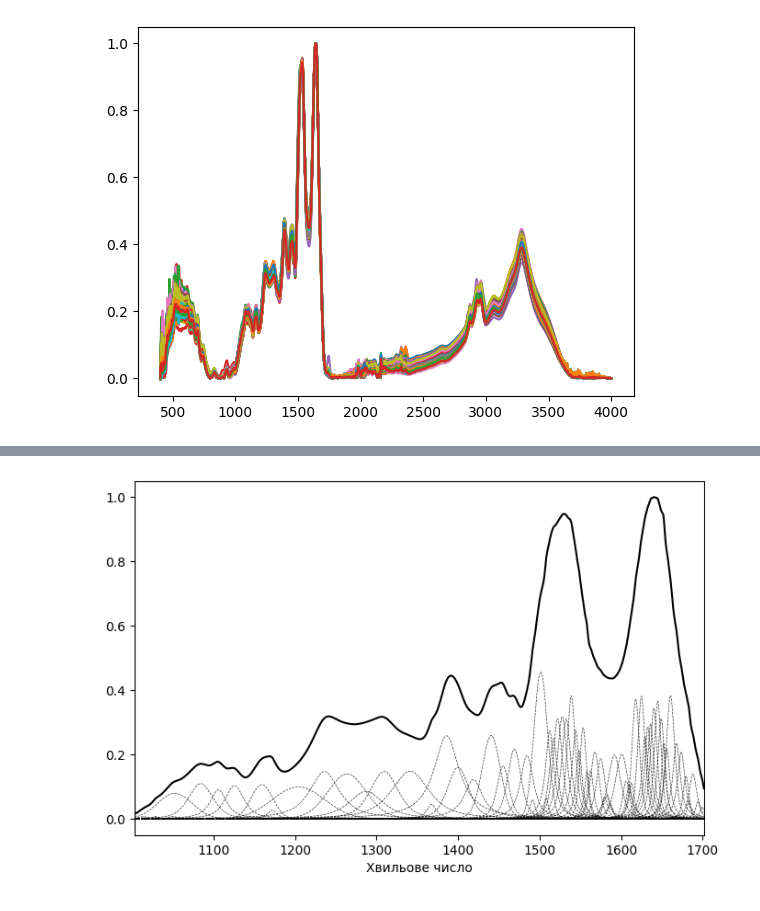
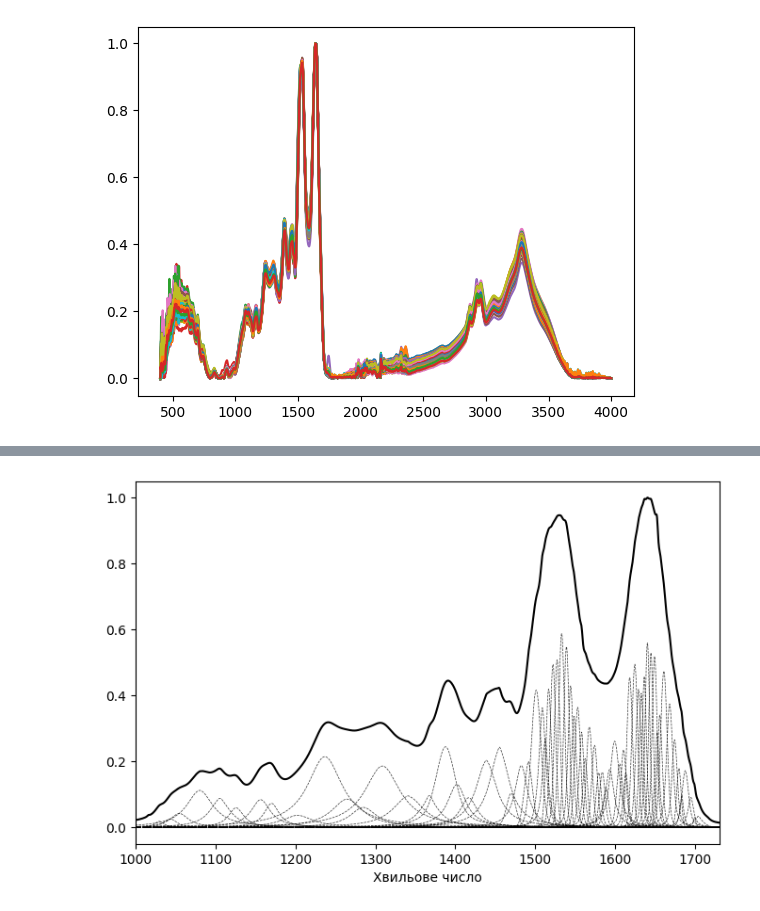
Before and after one commit to MelnychenkoM/hba1c_prediction, a Jupyter notebook: voigt/analysis.ipynb, the cells around one changed output, grey strips where cells are left out. Cells and saved outputs as stored; diff of their text form; code cells hidden in the pictures.

```diff
--- a/voigt/analysis.ipynb
+++ b/voigt/analysis.ipynb
@@ -59,6 +55,27 @@ X.T.plot(legend=False)
 # %% [output]
 <Axes: >
 [figure]
+# %%
+def combined_pseudo_voigt(x, *params):
+    """
+    Voigt profile approximation by linear combination of
+    Lorenzian and Gaussian distributinos.
+    mu, A, A0, FWHM, eta
+    """
+    N = len(params) // 5
+    result = np.zeros_like(x)
+    for i in range(N):
+        mu, gamma_gaussian, gamma_lorentzian, amplitude, eta = params[i*5:(i+1)*5]
+
+        a_G = (2 / gamma_gaussian) * np.sqrt(np.log(2) / np.pi)
+        b_G = (4 * np.log(2)) / (gamma_gaussian**2)
+        gaussian_term = a_G * np.exp(-b_G * (x - mu)**2)
+
+        lorentzian_term = (1 / np.pi) * ( (gamma_lorentzian / 2) / ( (x - mu)**2 + (gamma_lorentzian / 2)**2) )
+
+        result += amplitude * (eta * gaussian_term + (1 - eta) * lorentzian_term)
+
+    return result
 # %%
 def corr_plot(X, y):
     r, p_val = pearsonr(X, y)
@@ -115,7 +133,7 @@ def make_plot(x_values, params):
     plt.figure(figsize=(8, 5))
 
     for index, row in params.iterrows():
-        y_pred = combined_pseudo_voigt(x_values, *row[['wavenumber', 'gamma', 'amplitude', 'eta']], 0)
+        y_pred = combined_pseudo_voigt(x_values, *row[['wavenumber', 'gamma_gauss', 'gamma_lorentz', 'amplitude', 'eta']])
         plt.plot(x_values, y_pred, color='k', linewidth=0.5, linestyle='--', alpha=0.8)
         y_peaks.append(y_pred)
 
@@ -194,4 +212,4 @@ params
-# %%
-make_plot(x_values, params)
-# %% [output]
-[figure, removed]
+# %%
+make_plot(np.linspace(1000, 1730, 2000), params)
+# %% [output]
+[figure, added]
```
Also changed, not shown: parts of 40 cells of this notebook, 28 other files.
